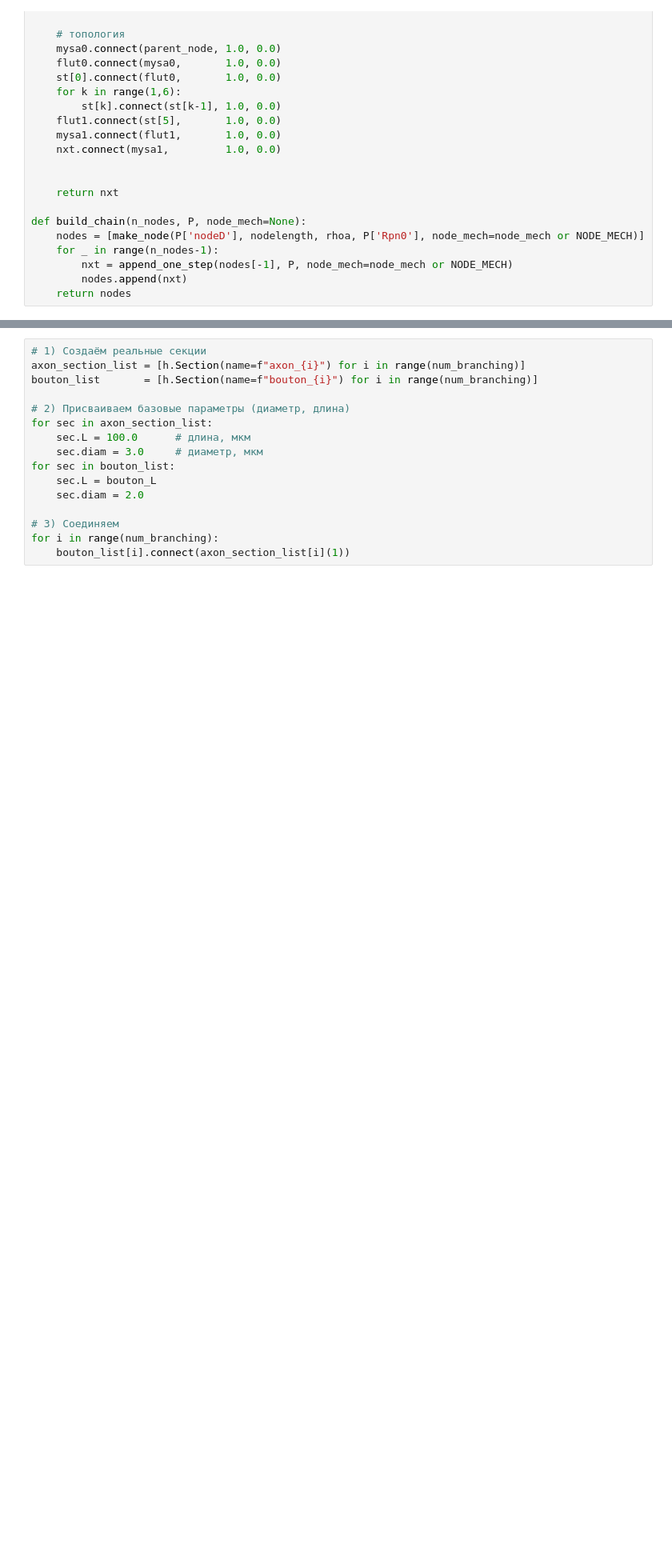
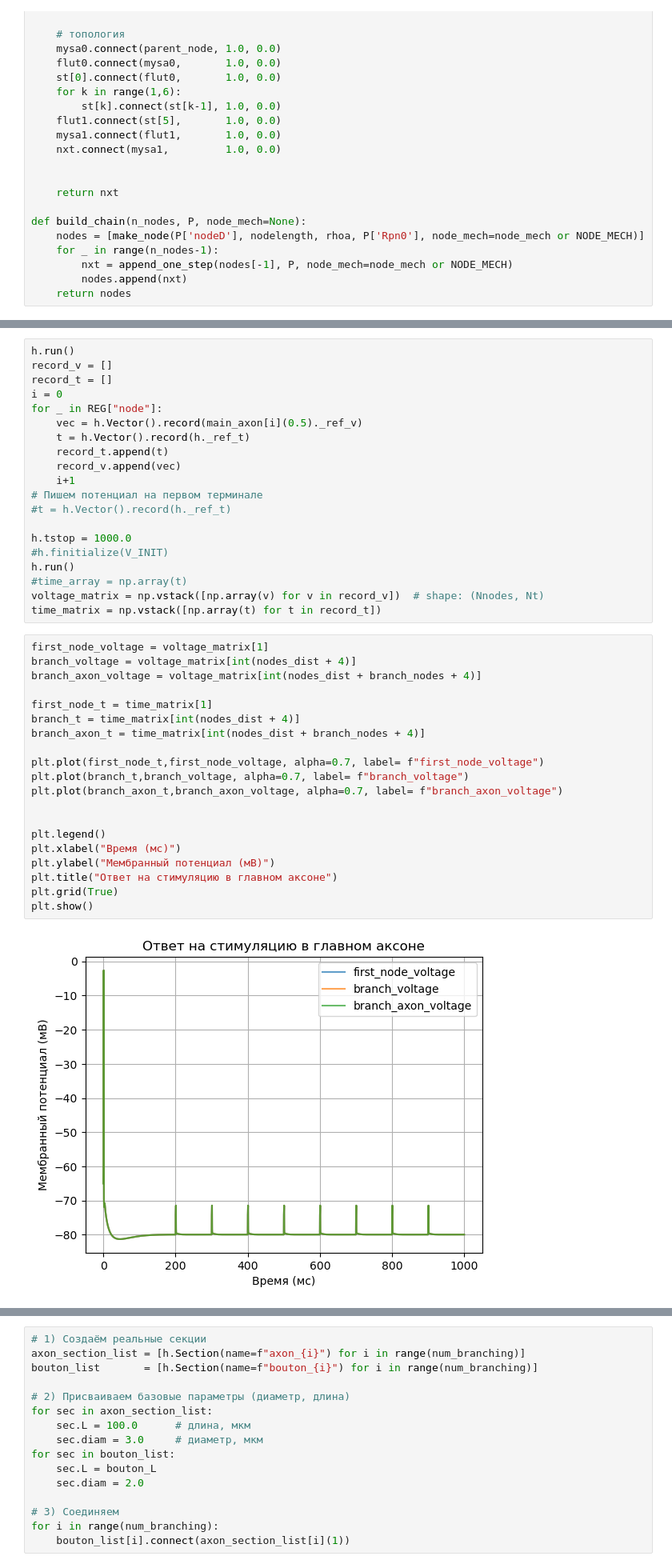
Before and after one commit to Nivahn/peripheral_nerve_model, a Jupyter notebook: Other_models/MRG_model/MRGaxon/Branching_MRG.ipynb, the cells around one changed output, grey strips where cells are left out. Shown at 80% size. Drawn from its saved outputs; the diff is of its cells as text; blank space fills up the shorter version.

Commit message:
Test for branching points in MRG

```diff
--- a/Other_models/MRG_model/MRGaxon/Branching_MRG.ipynb
+++ b/Other_models/MRG_model/MRGaxon/Branching_MRG.ipynb
@@ -633,0 +758,42 @@ plt.show()
+# %%
+h.run()
+record_v = []
+record_t = []
+i = 0
+for _ in REG["node"]:
+    vec = h.Vector().record(main_axon[i](0.5)._ref_v)
+    t = h.Vector().record(h._ref_t)
+    record_t.append(t)
+    record_v.append(vec)
+    i+1
+# Пишем потенциал на первом терминале
+#t = h.Vector().record(h._ref_t)
+
+h.tstop = 1000.0
+#h.finitialize(V_INIT)
+h.run()
+#time_array = np.array(t)
+voltage_matrix = np.vstack([np.array(v) for v in record_v])  # shape: (Nnodes, Nt)
+time_matrix = np.vstack([np.array(t) for t in record_t])
+# %%
+first_node_voltage = voltage_matrix[1]
+branch_voltage = voltage_matrix[int(nodes_dist + 4)]
+branch_axon_voltage = voltage_matrix[int(nodes_dist + branch_nodes + 4)]
+
+first_node_t = time_matrix[1]
+branch_t = time_matrix[int(nodes_dist + 4)]
+branch_axon_t = time_matrix[int(nodes_dist + branch_nodes + 4)]
+
+plt.plot(first_node_t,first_node_voltage, alpha=0.7, label= f"first_node_voltage")
+plt.plot(branch_t,branch_voltage, alpha=0.7, label= f"branch_voltage")
+plt.plot(branch_axon_t,branch_axon_voltage, alpha=0.7, label= f"branch_axon_voltage")
+
+
+plt.legend()
+plt.xlabel("Время (мс)")
+plt.ylabel("Мембранный потенциал (мВ)")
+plt.title("Ответ на стимуляцию в главном аксоне")
+plt.grid(True)
+plt.show()
+# %% [output]
+[figure, added]
```
Also changed, not shown: parts of 20 cells of this notebook, 2 other files.
